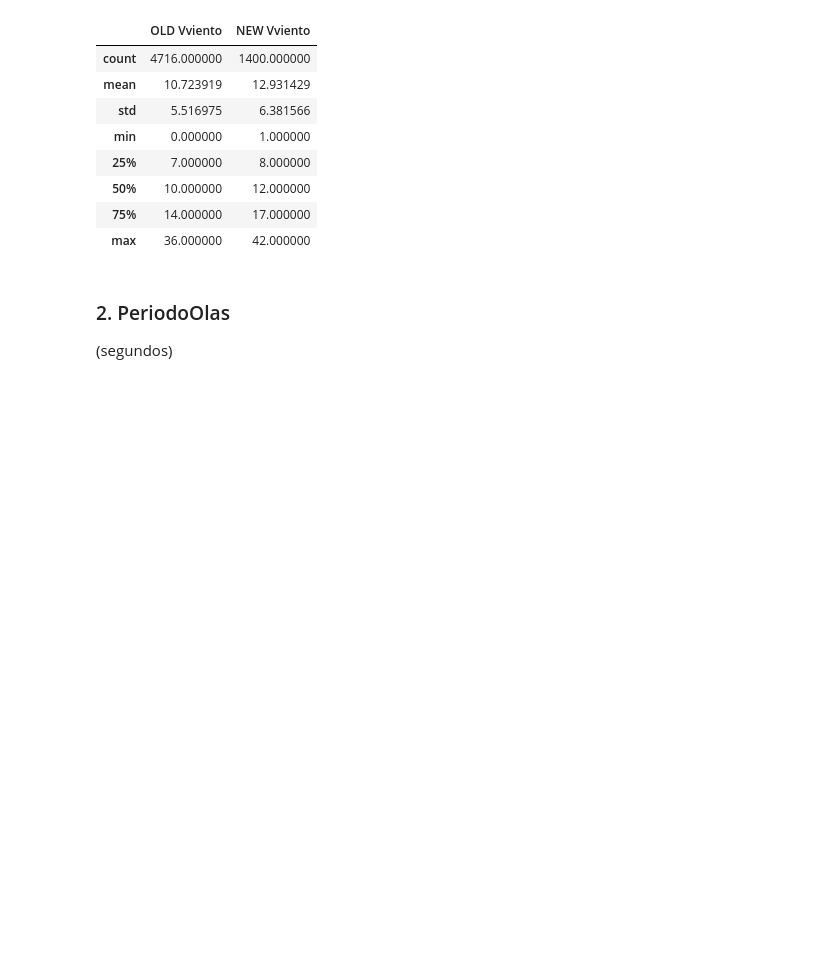
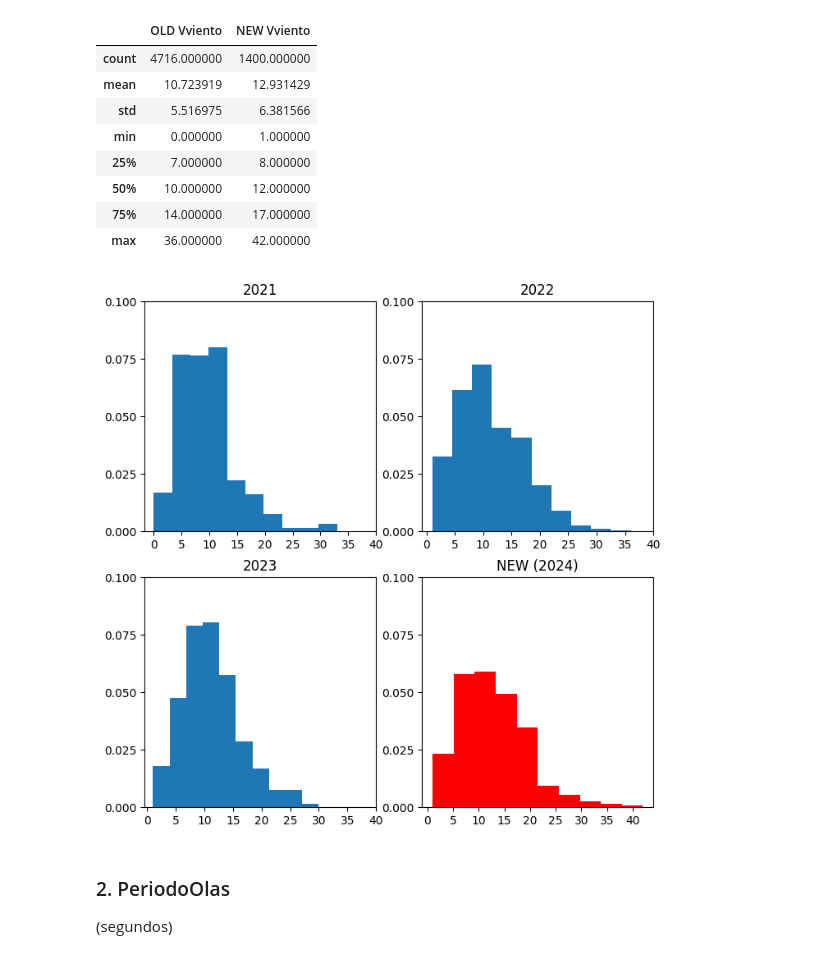
Before and after one commit to MarioBaldocchi/PD, a Jupyter notebook: forecasts/monitorizacion.ipynb, the cells around one changed output. Saved outputs shown, nothing was run; the diff lists cells and outputs as text; code cells hidden in the pictures; blank space fills up the shorter version.

```diff
--- a/forecasts/monitorizacion.ipynb
+++ b/forecasts/monitorizacion.ipynb
@@ -118,6 +129,10 @@ df
 | 50% | 10.000000 | 12.000000 |
 | 75% | 14.000000 | 17.000000 |
 | max | 36.000000 | 42.000000 |
+# %%
+contrast_years(var, [i for i in range(0,43,5)], [i/40 for i in range(0,5,1)])
+# %% [output]
+[figure, added]
 # %% [markdown]
 ### 2. PeriodoOlas
 (segundos)
```
Also changed, not shown: parts of 8 cells of this notebook.
